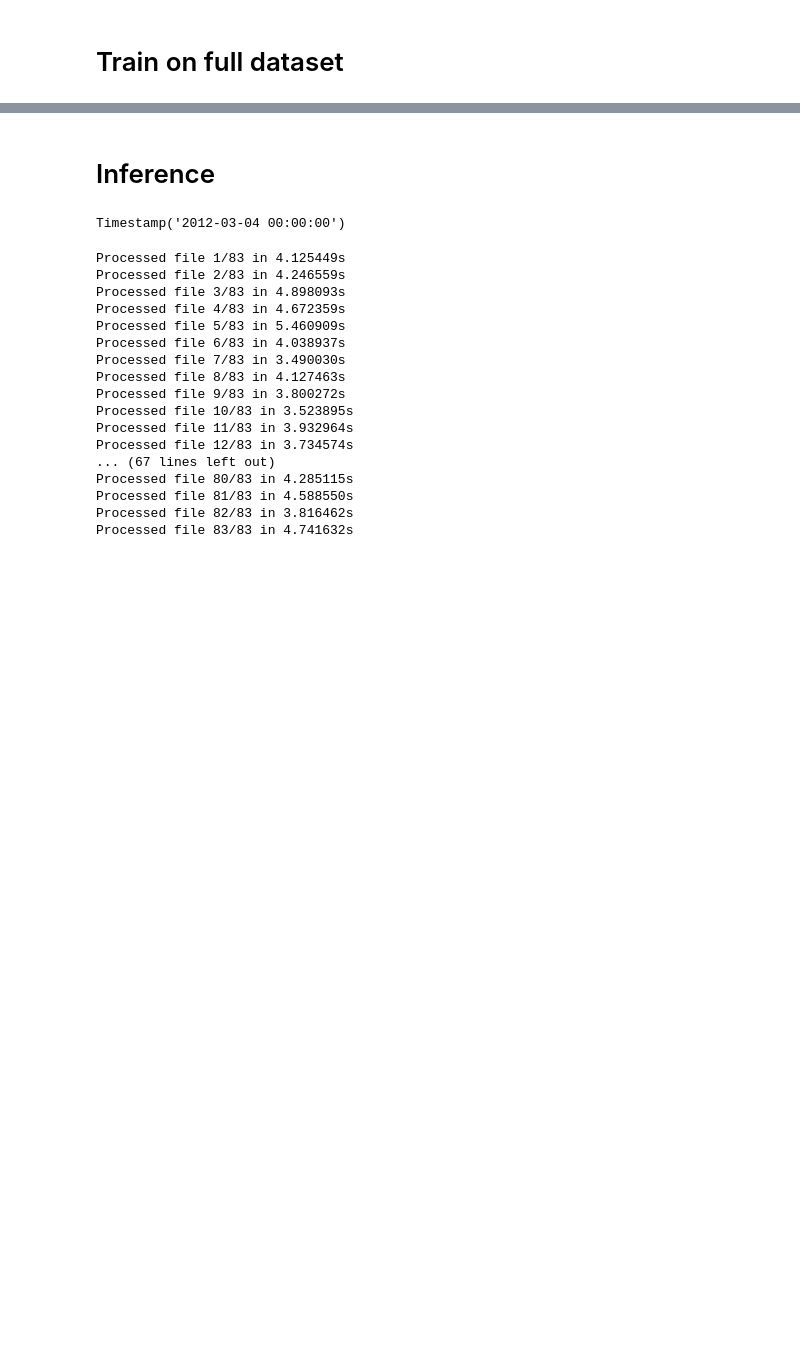
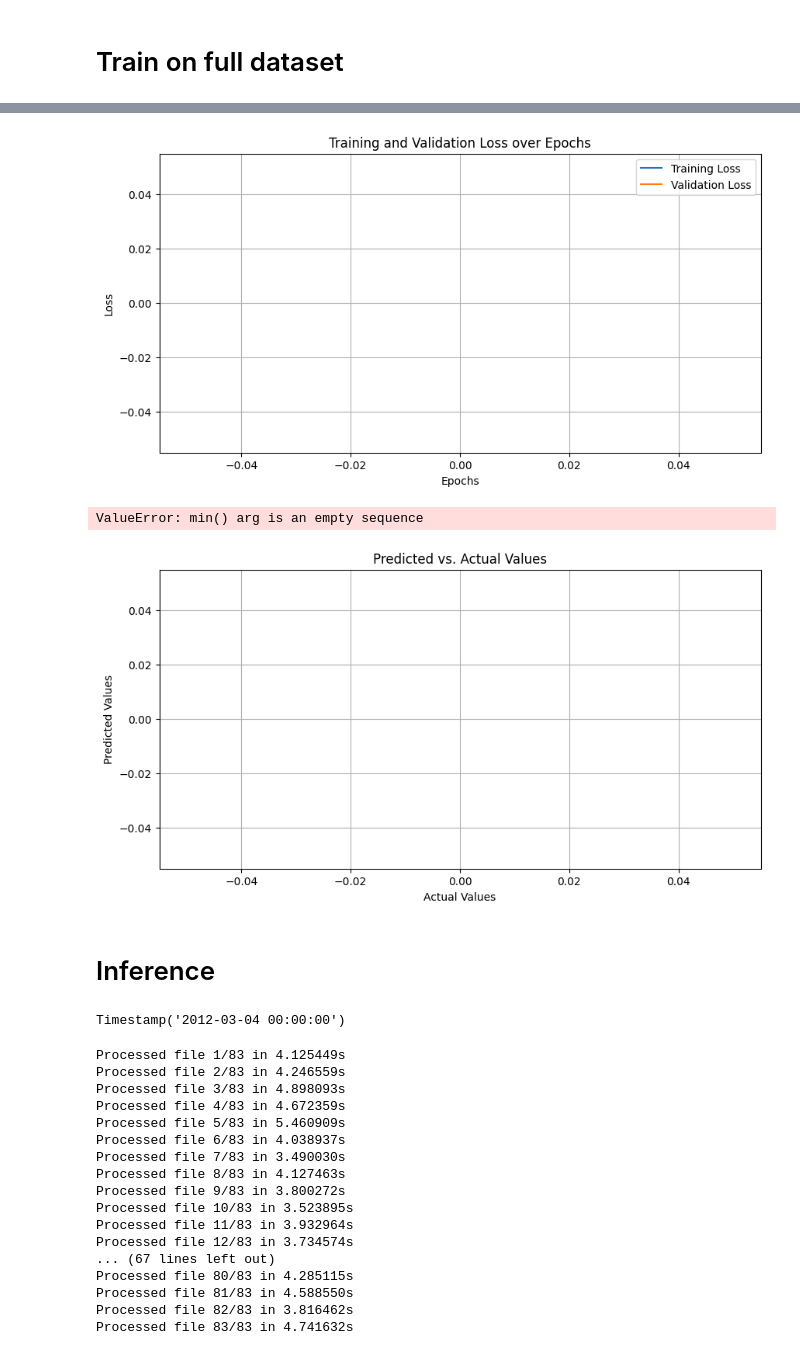
Before and after one commit to CamYench/AgriSense-210-Capstone, a Jupyter notebook: train_model/Diego-train_prediction_model.ipynb, the cells around one changed output, grey strips where cells are left out. Cells and saved outputs as stored; diff of their text form; code cells hidden in the pictures; blank space fills up the shorter version.

```diff
--- a/train_model/Diego-train_prediction_model.ipynb
+++ b/train_model/Diego-train_prediction_model.ipynb
@@ -164,7 +164,7 @@ from inference_utils import (
     find_common_date_range
 )
 # %%
-# Load EVI data and prepare time features
+# Load EVI data and prepare time features, including the dataset
 evi_data_dir = "./landsat_evi_monterey_masked"
-train_loader, val_loader, mean, std = prepare_dataset(evi_data_dir, yield_data_weekly, target_shape, augment=True)
+train_loader, val_loader, mean, std, dataset = prepare_dataset(evi_data_dir, yield_data_weekly, target_shape, augment=True)
 # %% [output]
@@ -190,7 +205,7 @@ patience = 5
 early_stop = False
 
 # Cross-validation with train_and_evaluate
-for fold, (train_index, val_index) in enumerate(tscv.split(yield_data_weekly_filtered)):
+for fold, (train_index, val_index) in enumerate(tscv.split(yield_data_weekly)):
     print(f"Fold {fold + 1}")
 
     # Check if indices are within bounds
@@ -321,9 +332,4 @@ Epoch 6, Loss: 7.677901634311471e-07
 # %%
-# Loss Curve
-# Assuming you have these lists from your training process
-train_losses = []  # Fill this with training loss for each epoch
-val_losses = []    # Fill this with validation loss for each epoch
-
 # Plotting the loss curves
 plt.figure(figsize=(10, 5))
 plt.plot(range(1, len(train_losses) + 1), train_losses, label='Training Loss')
@@ -334,33 +340,37 @@ plt.title('Training and Validation Loss over Epochs')
 plt.legend()
 plt.grid(True)
 plt.show()
 
 # Predicted vs. Actual Values
 predicted_values = []  # Fill this with predicted values
 actual_values = []     # Fill this with actual values
 
 # Plotting predicted vs actual values
 plt.figure(figsize=(10, 5))
 plt.scatter(actual_values, predicted_values, alpha=0.5)
 plt.xlabel('Actual Values')
 plt.ylabel('Predicted Values')
 plt.title('Predicted vs. Actual Values')
 plt.grid(True)
 plt.plot([min(actual_values), max(actual_values)], [min(actual_values), max(actual_values)], 'r')  # Line y=x
 plt.show()
 
 # Residuals Plot
 residuals = np.array(actual_values) - np.array(predicted_values)
 
 # Plotting the residuals
 plt.figure(figsize=(10, 5))
 plt.scatter(range(len(residuals)), residuals, alpha=0.5)
 plt.axhline(y=0, color='r', linestyle='-')
 plt.xlabel('Index')
 plt.ylabel('Residual')
 plt.title('Residuals of Predictions')
 plt.grid(True)
 plt.show()
+# %% [output]
+[figure, added]
+ValueError: min() arg is an empty sequence
+[figure, added]
 # %% [markdown]
 # Inference
 # %%
```
Also changed, not shown: parts of 5 cells of this notebook, 1 other file.
